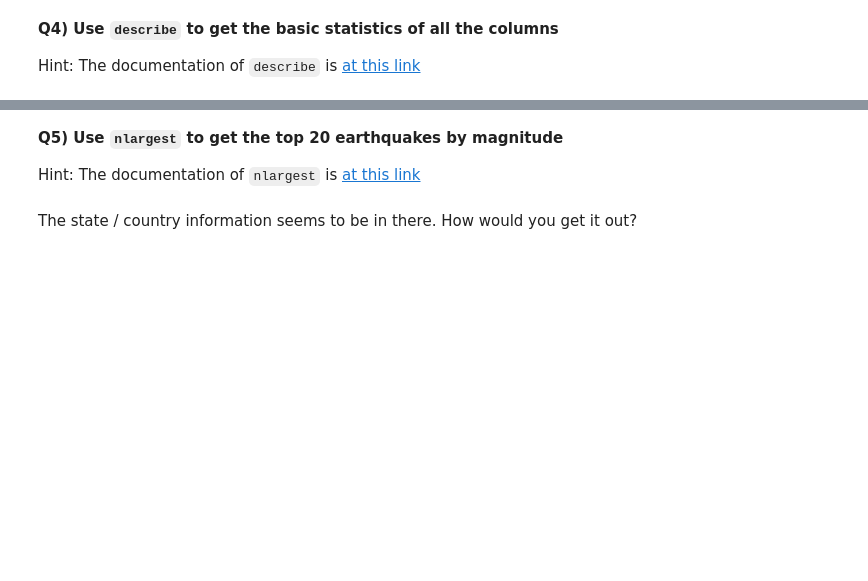
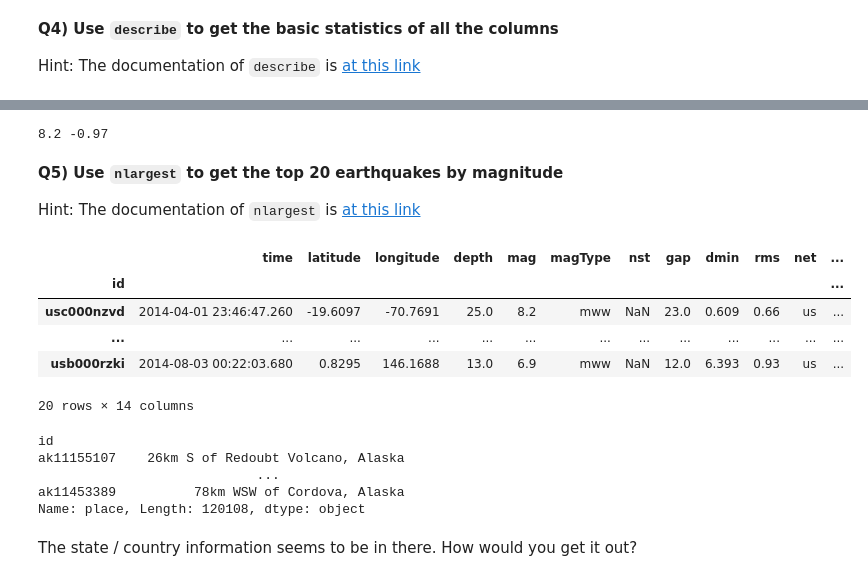
Before and after one commit to KeyvanDiba/2022_ML_Earth_Env_Sci, a Jupyter notebook: S1_4_Pandas.ipynb, the cells around one changed output, grey strips where cells are left out. Saved outputs shown, nothing was run; the diff lists cells and outputs as text; code cells hidden in the pictures; blank space fills up the shorter version.

```diff
--- a/S1_4_Pandas.ipynb
+++ b/S1_4_Pandas.ipynb
@@ -773,13 +826,31 @@ Hint: The documentation of `describe` is [at this link](https://pandas.pydata.or
 # %%
 # Note the highest and lowest magnitude of earthquakes in the database
+print(df["mag"].max(), df["mag"].min())
+# %% [output]
+8.2 -0.97
 # %% [markdown]
 **Q5) Use `nlargest` to get the top 20 earthquakes by magnitude**
 
 Hint: The documentation of `nlargest` is [at this link](https://pandas.pydata.org/docs/reference/api/pandas.DataFrame.nlargest.html)
 # %%
 # Use `nlargest`
+df.nlargest(20, "mag")
+# %% [output]
+|  | time | latitude | longitude | depth | mag | magType | nst | gap | dmin | rms | net | ... |
+| id |  |  |  |  |  |  |  |  |  |  |  | ... |
+| usc000nzvd | 2014-04-01 23:46:47.260 | -19.6097 | -70.7691 | 25.0 | 8.2 | mww | NaN | 23.0 | 0.609 | 0.66 | us | ... |
+| ... | ... | ... | ... | ... | ... | ... | ... | ... | ... | ... | ... | ... |
+| usb000rzki | 2014-08-03 00:22:03.680 | 0.8295 | 146.1688 | 13.0 | 6.9 | mww | NaN | 12.0 | 6.393 | 0.93 | us | ... |
+20 rows × 14 columns
 # %%
 # Examine the structure of the `place` column.
+df["place"]
+# %% [output]
+id
+ak11155107    26km S of Redoubt Volcano, Alaska
+                            ...
+ak11453389          78km WSW of Cordova, Alaska
+Name: place, Length: 120108, dtype: object
 # %% [markdown]
 The state / country information seems to be in there. How would you get it out?
 # %% [markdown]
```
Also changed, not shown: parts of 35 cells of this notebook.
